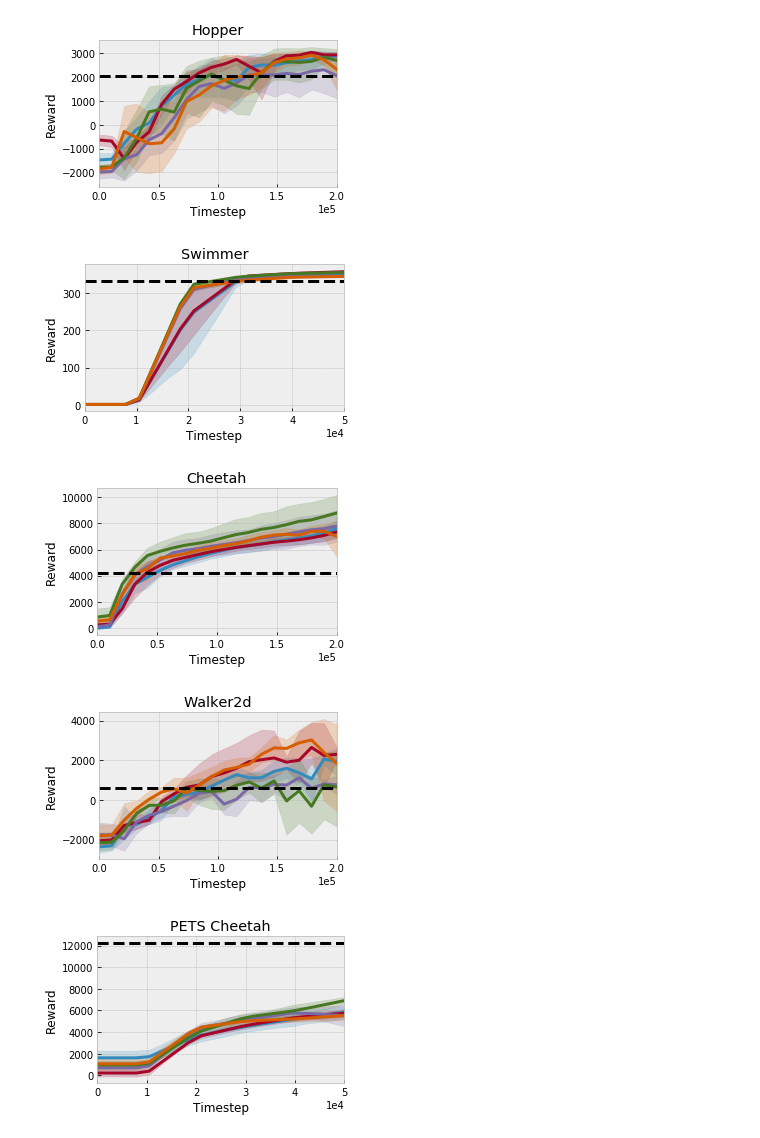
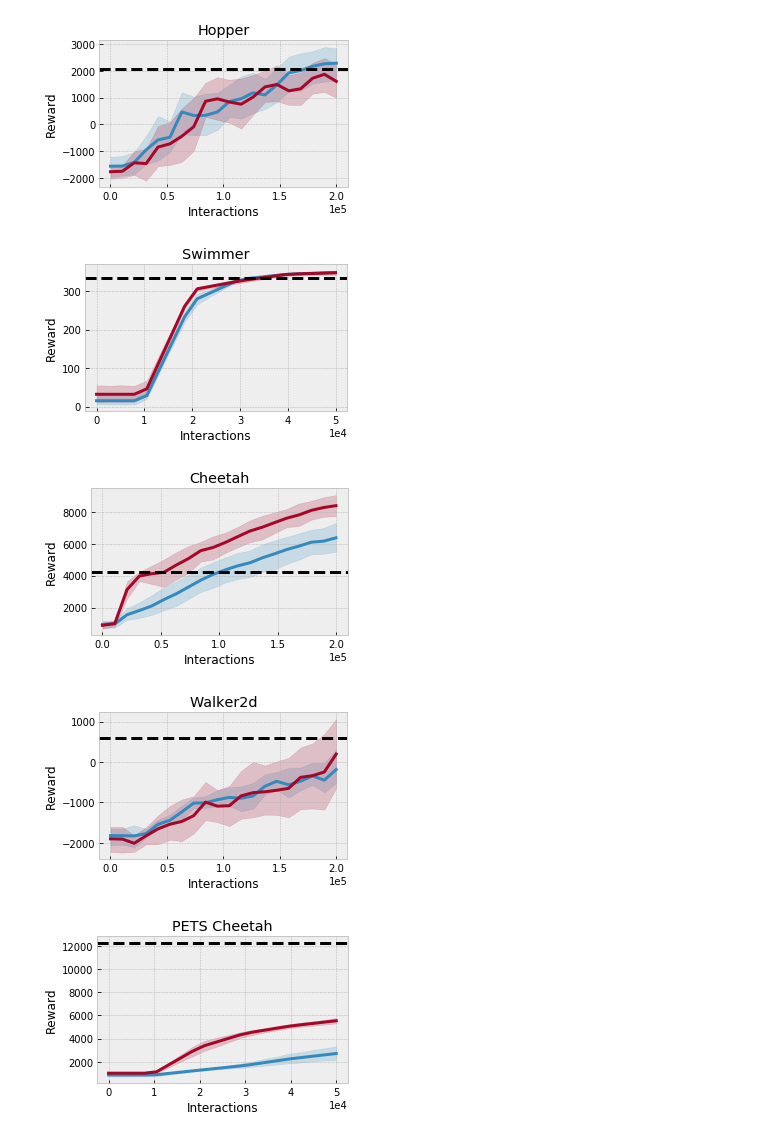
Before and after one commit to facebookresearch/svg, a Jupyter notebook: nbs/poplin.ipynb, the cells around one changed output. Cells and saved outputs as stored; diff of their text form; code cells hidden in the pictures.

```diff
--- a/nbs/poplin.ipynb
+++ b/nbs/poplin.ipynb
@@ -188,6 +51,6 @@ def plot_ablation(
 # %%
-d = '../exp/2020.02.04/0803_ac_poplin_horizon_sweep/'
+d = '../exp/2020.05.18/1501_sac_mve_poplin_10/'
 all_summary, groups, agg, configs = sweep_summary(d)
 # display(all_summary)
-# display(agg)
-# plot_agg(all_summary, agg)
+display(agg)
+plot_agg(all_summary, agg, ncol=2)
@@ -200,8 +80,8 @@ table_data = []
 for env, env_pretty, poplin_lim in zip(env_raws, env_pretties, poplin_lims):
     groups = []
     print(f'=== {env}')
-    for H in [0,1,2,3,5]:
-        I = (all_summary['env_cfg'] == env) & (all_summary['agent.params.horizon'] == str(H))
+    for H in [0,3]:
+        I = (all_summary['env_name'] == env) & (all_summary['agent.params.horizon'] == str(H))
         t = all_summary[I]
         groups.append({
             'roots': t.d.values,
@@ -214,20 +94,21 @@ for env, env_pretty, poplin_lim in zip(env_raws, env_pretties, poplin_lims):
             if os.path.exists(fname):
                 rews = np.loadtxt(fname, delimiter=',')
                 all_rews.append(rews)
-        all_rews = np.concatenate(all_rews)
-        mu = np.mean(all_rews)
-        sigma = np.std(all_rews)
-        s = f'{mu:.2f} $\\pm$ {sigma:.2f}'
-        table_data.append({'env': env, 'H': str(H), 's': s})
-        print(f"H={H} | {s} | {len(all_rews)}")
+        if len(all_rews) > 0:
+            all_rews = np.concatenate(all_rews)
+            mu = np.mean(all_rews)
+            sigma = np.std(all_rews)
+            s = f'{mu:.2f} $\\pm$ {sigma:.2f}'
+            table_data.append({'env': env, 'H': str(H), 's': s})
+            print(f"H={H} | {s} | {len(all_rews)}")
 
     plot_ablation(
         groups = groups,
-        save=f'../data/ac_fig/horizon_ablation_poplin_{env}.pdf',
+        save=f'../data/fig/poplin_{env}.pdf',
         title=env_pretty,
 #         xmax=5e5,
         legend=False,
-        poplin_lim=poplin_lim,
+        axhline=poplin_lim,
     )
 
 df = pd.DataFrame(table_data)
@@ -260,5 +141,5 @@ SAC-MVE ($H=5$) & 4782.25 $\pm$ 735.55 & 2305.60 $\pm$ 924.40 & 344.81 $\pm$ 2.5
-[figure, old version]
+[figure, new version]
-[figure, old version]
+[figure, new version]
-[figure, old version]
+[figure, new version]
-[figure, old version]
+[figure, new version]
-[figure, old version]
+[figure, new version]
```
Also changed, not shown: parts of 4 cells of this notebook, 10 other files.
